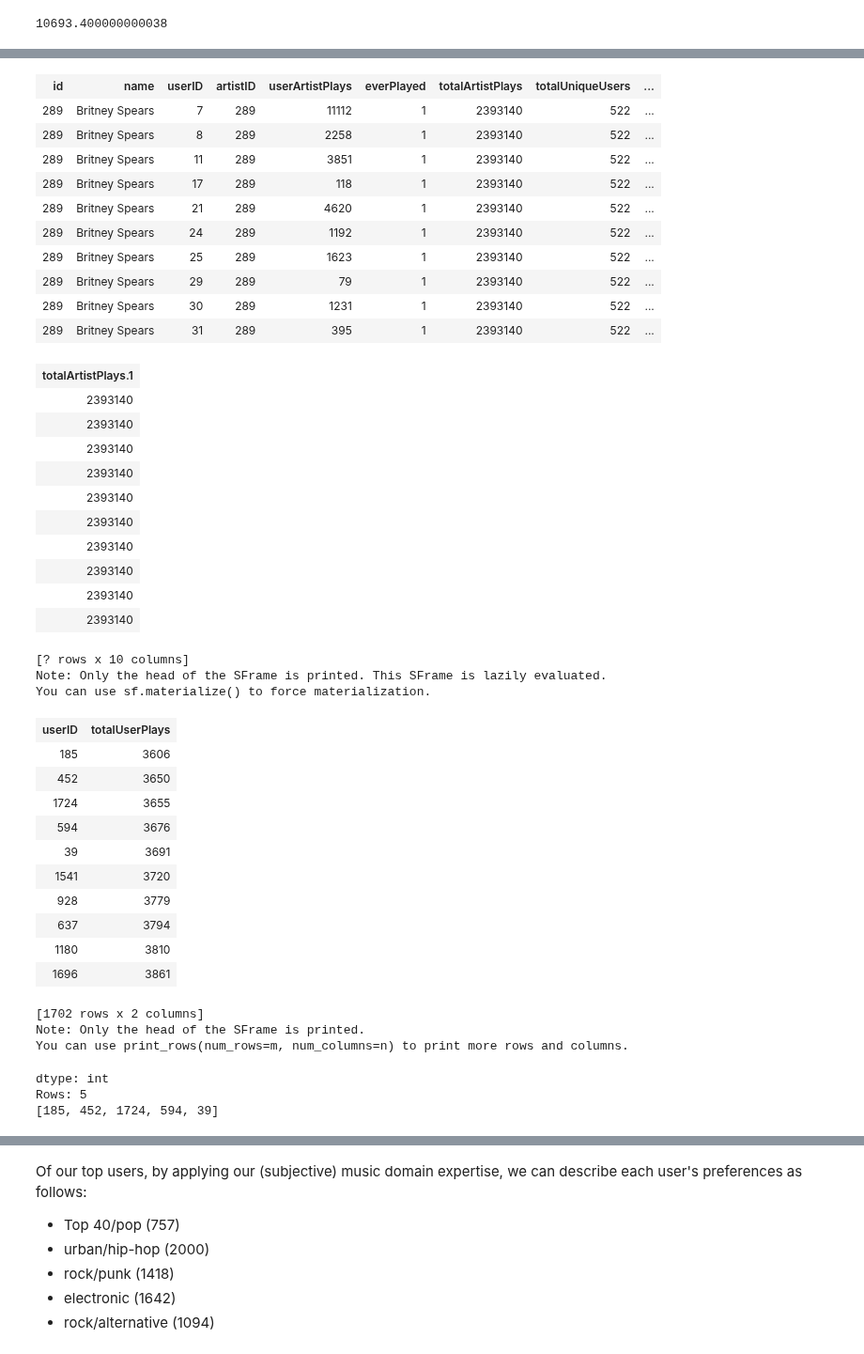
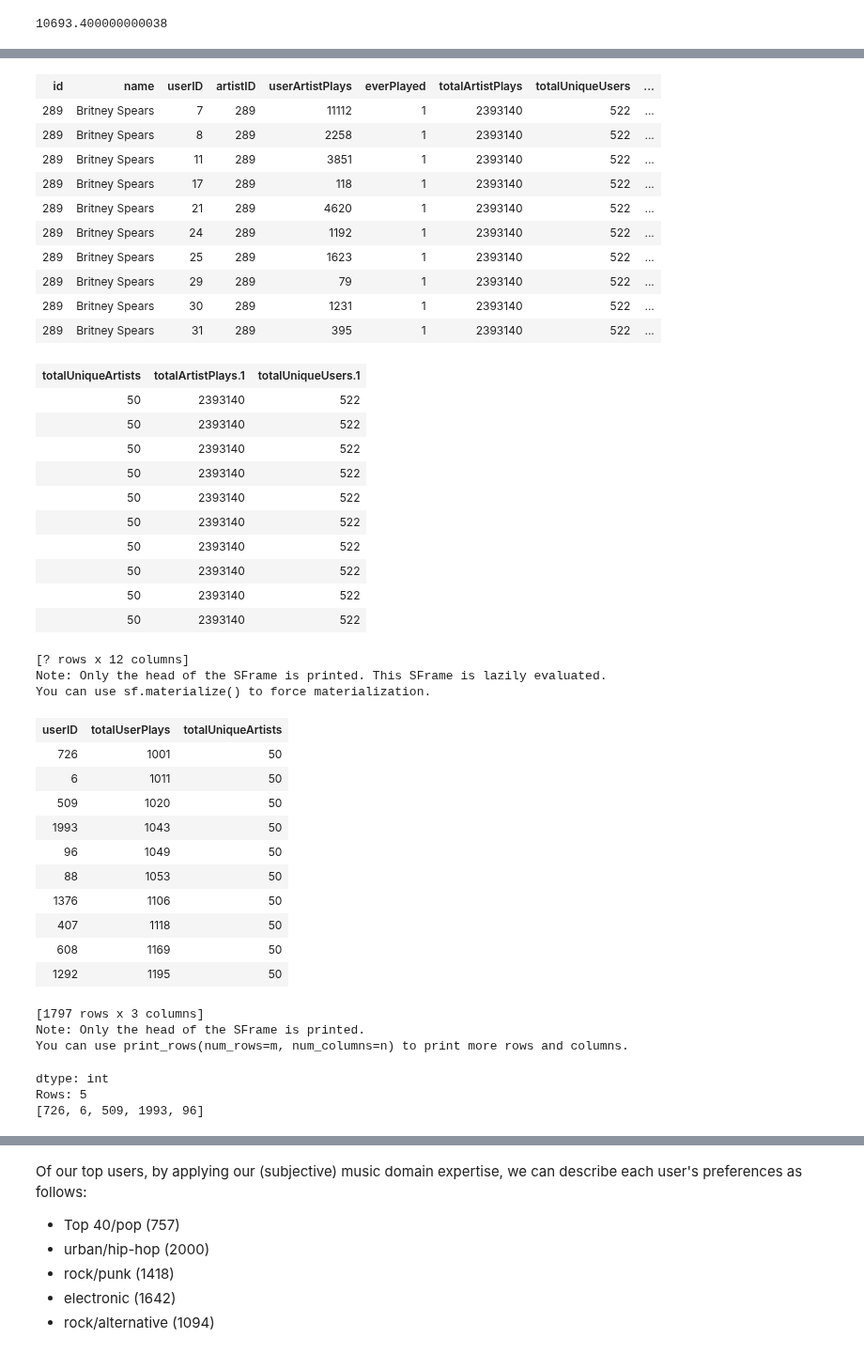
Before and after one commit to cipher813/recommender_system, a Jupyter notebook: notebooks/LastFM_CollaborativeRecommendationEngine.ipynb, the cells around one changed output, grey strips where cells are left out. Shown at 94% size. Drawn from its saved outputs; the diff is of its cells as text; code cells hidden in the pictures.

```diff
--- a/notebooks/LastFM_CollaborativeRecommendationEngine.ipynb
+++ b/notebooks/LastFM_CollaborativeRecommendationEngine.ipynb
@@ -842,5 +842,7 @@ sf
 Note: Only the head of the SFrame is printed.
 You can use print_rows(num_rows=m, num_columns=n) to print more rows and columns.
 # %%
-user_rank = sf.groupby(['userID'],{'totalUserPlays':tc.aggregate.SUM('userArtistPlays')})
-artist_rank = sf.groupby(['name'],{'totalArtistPlays':tc.aggregate.SUM('userArtistPlays')})
+user_rank = sf.groupby(['userID'],{'totalUserPlays':tc.aggregate.SUM('userArtistPlays'),
+                                   'totalUniqueArtists':tc.aggregate.COUNT('name')})
+artist_rank = sf.groupby(['name'],{'totalArtistPlays':tc.aggregate.SUM('userArtistPlays'),
+                                   'totalUniqueUsers':tc.aggregate.COUNT('userID')})
@@ -939,4 +910,18 @@ None
 # %%
+# Thresholds to reduce noise and make our results more robust
+minPlaysPerUser = 1000 # minimum aggregate play count per user
+minUniqueArtistPlays = 10 # minimum different artists that need values per user to be counted
+minArtistPlays = 10000 # minimum times an artist must be played
+minListeners = 10 # minimum unique listeners of artist to be played
+
+filter_users = (user_rank[(user_rank['totalUserPlays']>=minPlaysPerUser) & \
+                          (user_rank['totalUniqueArtists']>=minUniqueArtistPlays)])
+filter_artists = (artist_rank[(artist_rank['totalArtistPlays']>=minArtistPlays) & \
+                              (artist_rank['totalUniqueUsers']>=minListeners)])
+
+sf2 = sf.join(filter_users,on='userID',how='inner')
+sf3 = sf2.join(filter_artists,on='name',how='inner')
+
 print("FILTERED Users: {} Artists: {}".format(len(sf3['userID'].unique()),
                                                        len(sf3['name'].unique())))
 print("ORIGINAL Users: {} Artists: {}".format(len(sf['userID'].unique()),
@@ -1021,37 +1019,37 @@ sf3[sf3['name']=='Britney Spears']
 | 289 | Britney Spears | 29 | 289 | 79 | 1 | 2393140 | 522 | ... |
 | 289 | Britney Spears | 30 | 289 | 1231 | 1 | 2393140 | 522 | ... |
 | 289 | Britney Spears | 31 | 289 | 395 | 1 | 2393140 | 522 | ... |
-| totalArtistPlays.1 |
-| 2393140 |
-| 2393140 |
-| 2393140 |
-| 2393140 |
-| 2393140 |
-| 2393140 |
-| 2393140 |
-| 2393140 |
-| 2393140 |
-| 2393140 |
+| totalUniqueArtists | totalArtistPlays.1 | totalUniqueUsers.1 |
+| 50 | 2393140 | 522 |
+| 50 | 2393140 | 522 |
+| 50 | 2393140 | 522 |
+| 50 | 2393140 | 522 |
+| 50 | 2393140 | 522 |
+| 50 | 2393140 | 522 |
+| 50 | 2393140 | 522 |
+| 50 | 2393140 | 522 |
+| 50 | 2393140 | 522 |
+| 50 | 2393140 | 522 |
-[? rows x 10 columns]
+[? rows x 12 columns]
 Note: Only the head of the SFrame is printed. This SFrame is lazily evaluated.
 You can use sf.materialize() to force materialization.
 # %%
-top_users = user_top.sort('totalUserPlays',ascending=False)['userID'][:5]
-bottom_users = user_top.sort('totalUserPlays')['userID'][:5]
-user_top.sort('totalUserPlays')
+top_users = filter_users.sort('totalUserPlays',ascending=False)['userID'][:5]
+bottom_users = filter_users.sort('totalUserPlays')['userID'][:5]
+filter_users.sort('totalUserPlays')
 # %% [output]
-| userID | totalUserPlays |
-| 185 | 3606 |
-| 452 | 3650 |
-| 1724 | 3655 |
-| 594 | 3676 |
-| 39 | 3691 |
-| 1541 | 3720 |
-| 928 | 3779 |
-| 637 | 3794 |
-| 1180 | 3810 |
-| 1696 | 3861 |
+| userID | totalUserPlays | totalUniqueArtists |
+| 726 | 1001 | 50 |
+| 6 | 1011 | 50 |
+| 509 | 1020 | 50 |
+| 1993 | 1043 | 50 |
+| 96 | 1049 | 50 |
+| 88 | 1053 | 50 |
+| 1376 | 1106 | 50 |
+| 407 | 1118 | 50 |
+| 608 | 1169 | 50 |
+| 1292 | 1195 | 50 |
-[1702 rows x 2 columns]
+[1797 rows x 3 columns]
 Note: Only the head of the SFrame is printed.
 You can use print_rows(num_rows=m, num_columns=n) to print more rows and columns.
 # %%
@@ -1059,7 +1057,7 @@ bottom_users
 # %% [output]
 dtype: int
 Rows: 5
-[185, 452, 1724, 594, 39]
+[726, 6, 509, 1993, 96]
 # %%
 user_list = list(top_users) + list(bottom_users)
 print('Top Users: {}\nBottom Users: {}'.format(user_list[:5],user_list[5:]))
```
Also changed, not shown: parts of 22 cells of this notebook.
